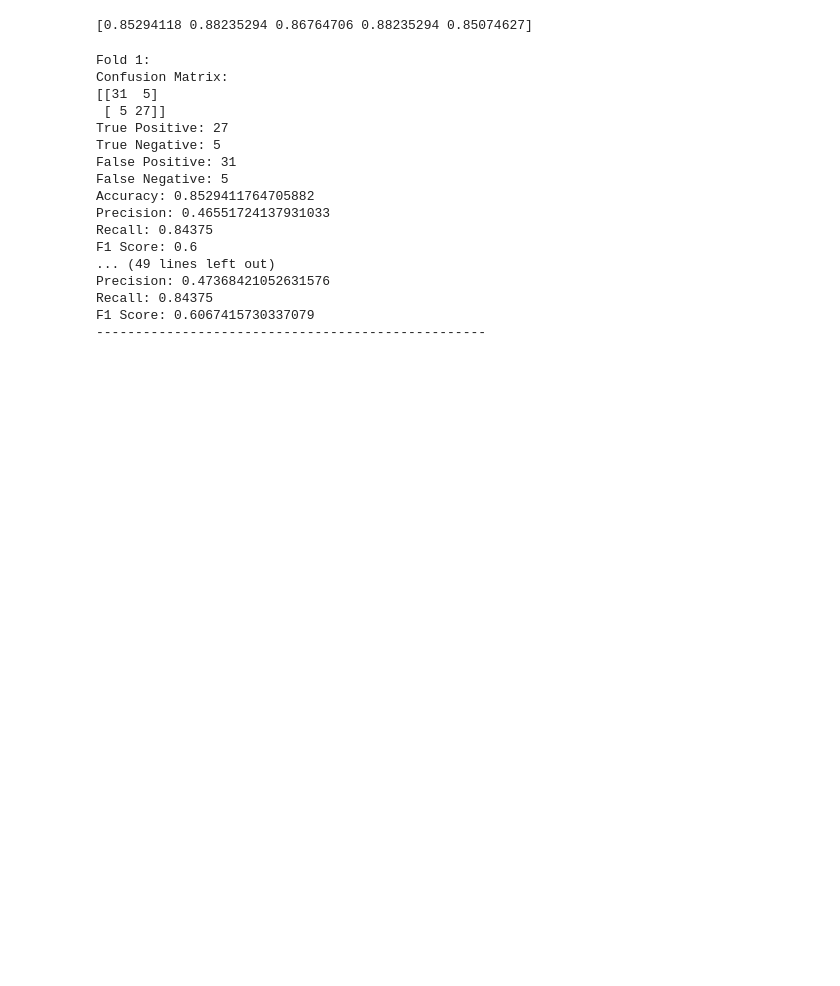
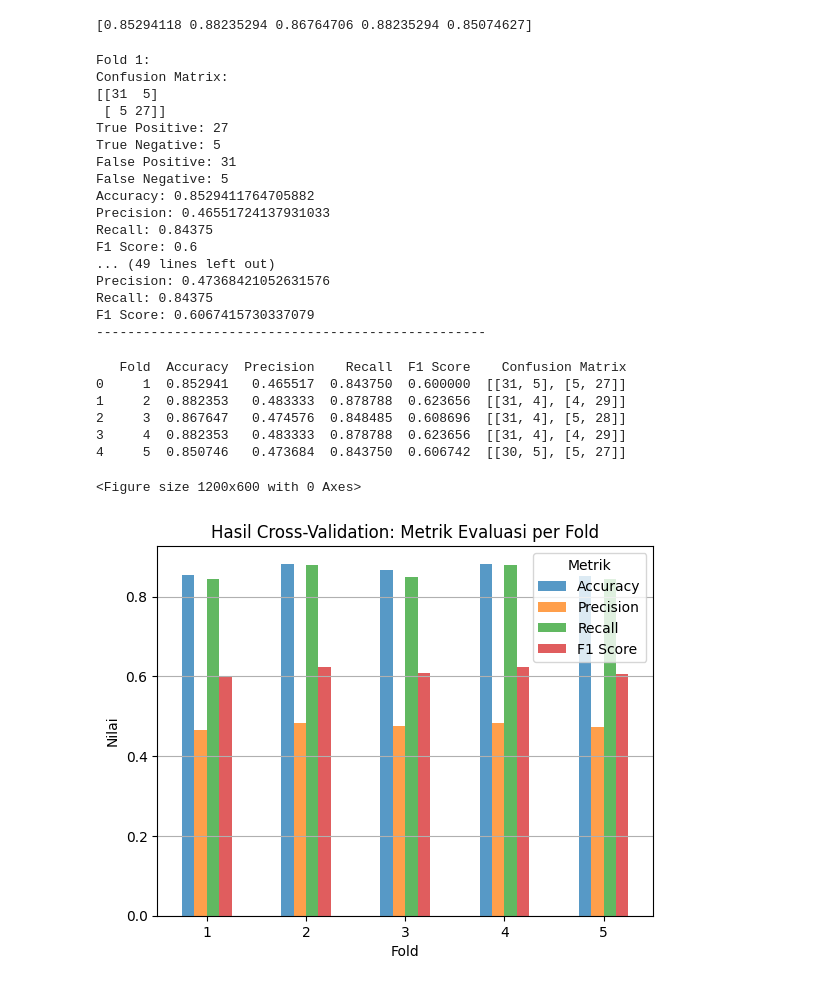
Before and after one commit to diroaryo/imkas-sentiment-analysis, a Jupyter notebook: Sentiment_Analysis_Naive_Bayes_TF_IDF_IMkas.ipynb, the cells around one changed output. Drawn from its saved outputs; the diff is of its cells as text; code cells hidden in the pictures; blank space fills up the shorter version.

```diff
--- a/Sentiment_Analysis_Naive_Bayes_TF_IDF_IMkas.ipynb
+++ b/Sentiment_Analysis_Naive_Bayes_TF_IDF_IMkas.ipynb
@@ -563,10 +550,12 @@ MultinomialNB(alpha=0.9)
 # %%
 model2 = MultinomialNB(alpha=grid_search.best_params_['alpha'])
 # %%
-scores = cross_val_score(model2, tfidf_features_dense, df_vis['label'], cv=5, scoring=custom_scoring)
+scores = cross_val_score(model2, tfidf_features_dense, df_extract['label'], cv=5, scoring=custom_scoring)
 print(scores)
 # %% [output]
 [0.85294118 0.88235294 0.86764706 0.88235294 0.85074627]
+# %%
+results = []
 # %%
 for i in range(5):
   cm = fold_wise_results[i]
@@ -581,6 +570,16 @@ for i in range(5):
   recall = TP / (TP + FN)
   f1 = 2 * (precision * recall) / (precision + recall)
 
+  results.append({
+        'Fold': i + 1,
+        'Accuracy': accuracy,
+        'Precision': precision,
+        'Recall': recall,
+        'F1 Score': f1,
+        'Confusion Matrix': cm
+    })
+
+
   print(f"Fold {i + 1}:")
   print(f"Confusion Matrix:\n{cm}")
   print(f"True Positive: {TP}")
@@ -610,3 +609,16 @@ Precision: 0.47368421052631576
 Recall: 0.84375
 F1 Score: 0.6067415730337079
 --------------------------------------------------
+# %%
+# Konversi hasil ke DataFrame
+results_df = pd.DataFrame(results)
+
+# Tampilkan DataFrame
+print(results_df)
+# %% [output]
+   Fold  Accuracy  Precision    Recall  F1 Score    Confusion Matrix
+0     1  0.852941   0.465517  0.843750  0.600000  [[31, 5], [5, 27]]
+1     2  0.882353   0.483333  0.878788  0.623656  [[31, 4], [4, 29]]
+2     3  0.867647   0.474576  0.848485  0.608696  [[31, 4], [5, 28]]
+3     4  0.882353   0.483333  0.878788  0.623656  [[31, 4], [4, 29]]
+4     5  0.850746   0.473684  0.843750  0.606742  [[30, 5], [5, 27]]
@@ -612,0 +627,17 @@ F1 Score: 0.6067415730337079
+# %%
+# Siapkan data untuk visualisasi
+metrics_df = results_df[['Fold', 'Accuracy', 'Precision', 'Recall', 'F1 Score']].set_index('Fold')
+
+# Plot metrik evaluasi
+plt.figure(figsize=(12, 6))
+metrics_df.plot(kind='bar', alpha=0.75)
+plt.title('Hasil Cross-Validation: Metrik Evaluasi per Fold')
+plt.xlabel('Fold')
+plt.ylabel('Nilai')
+plt.xticks(rotation=0)
+plt.legend(title='Metrik')
+plt.grid(axis='y')
+plt.show()
+# %% [output]
+<Figure size 1200x600 with 0 Axes>
+[figure, added]
```
Also changed, not shown: parts of 7 cells of this notebook.
